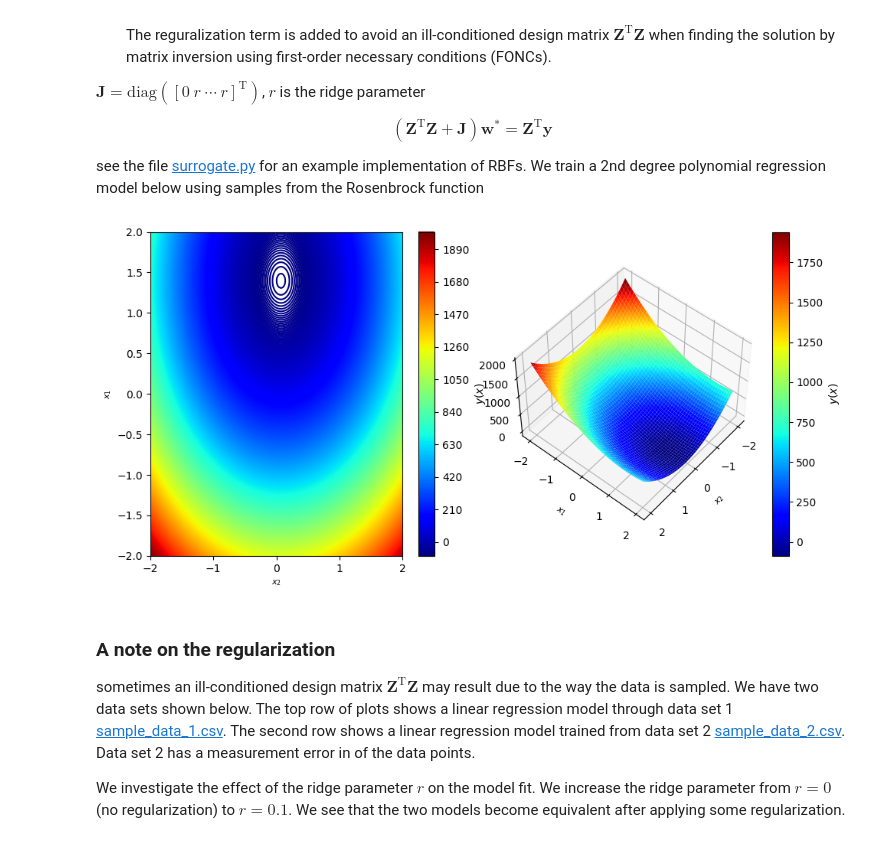
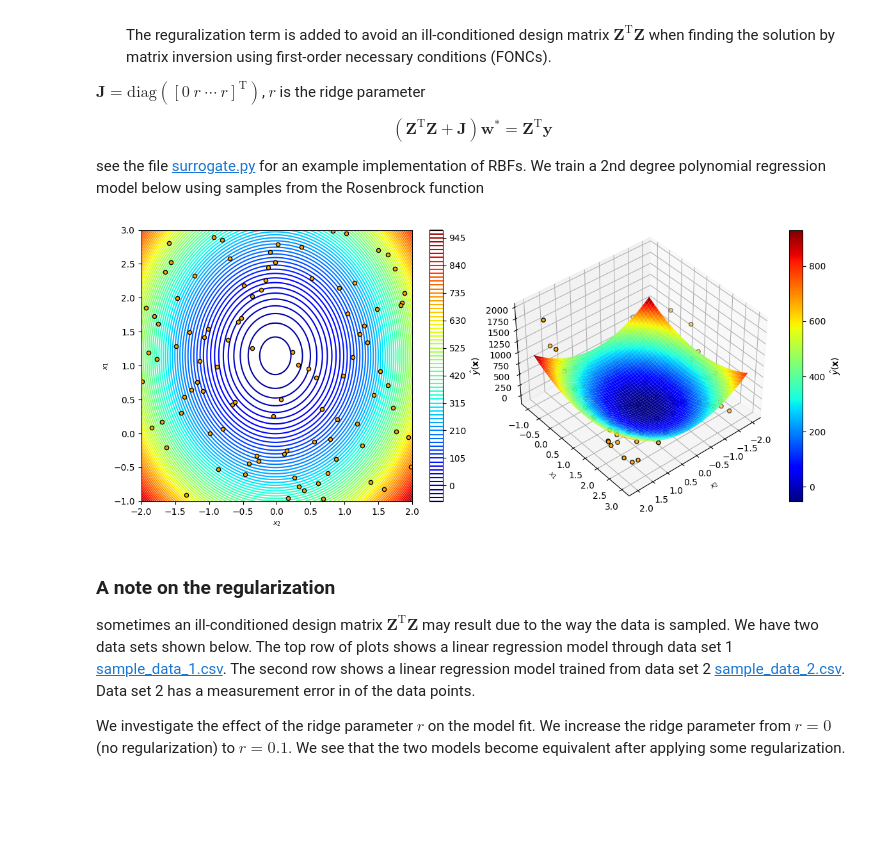
Before and after one commit to khbalhandawi/MECH559_notebooks, a Jupyter notebook: 3_data_fits/Model_fits_py.ipynb, the cells around one changed output. Saved outputs shown, nothing was run; the diff lists cells and outputs as text; code cells hidden in the pictures; blank space fills up the shorter version.

Commit message:
Add python interactive surrogate model examples

```diff
--- a/3_data_fits/Model_fits_py.ipynb
+++ b/3_data_fits/Model_fits_py.ipynb
@@ -82,10 +77,6 @@ $$
 We plot it below
 # %%
 rosen = lambda x1,x2 : (1.0 - x1)**2 + 100.0 * (x2 - x1**2)**2
-
-# Replace with your bounds
-lb = np.array([-2, -2])
-ub = np.array([2, 2])
 
 # Grid for plotting
 bounds_plot = np.vstack([lb, ub])
@@ -98,7 +89,7 @@ X_plot, Y_plot = np.meshgrid(x_plot, y_plot)
 # Compute true function value
 Z_plot = rosen(X_plot, Y_plot)
 
-fig = plt.figure(figsize=(10, 5))
+fig = plt.figure(figsize=(12, 5))
 
 # Contour plot
 ax1 = fig.add_subplot(1, 2, 1)
@@ -173,36 +164,38 @@ $$
 see the file [surrogate.py](./surrogate.py) for an example implementation of RBFs. We train a 2nd degree polynomial regression model below using samples from the Rosenbrock function
 # %%
 # train the model
-ls_surrogate = Surrogate(X=lhs, Y=Y[:,None], type="LS", lb=lb, ub=ub, r=0.001, d=2)
+ls_surrogate = Surrogate(X=lhs, Y=Y[:,None], type="LS", lb=lb, ub=ub, r=0.0, d=2)
 ls_surrogate.train()
 # %%
 x_predict = np.hstack((X_plot.reshape(-1,1),Y_plot.reshape(-1,1)))
 
 # Predictions
 zh = ls_surrogate.predict(x_predict)
 Zh = zh.reshape(X_plot.shape)
-fig = plt.figure(figsize=(10, 5))
+fig = plt.figure(figsize=(12, 5))
 
 # Contour plot
 ax1 = fig.add_subplot(1, 2, 1)
-contour = ax1.contour(X_plot, Y_plot, Zh, levels=1000, cmap='jet')
-fig.colorbar(contour, ax=ax1, label="$y(x)$")
+contour = ax1.contour(X_plot, Y_plot, Zh, levels=100, cmap='jet')
+ax1.scatter(lhs[:,0],lhs[:,1],c="orange",s=20,edgecolors="k",zorder=2,label="LHS samples")
+fig.colorbar(contour, ax=ax1, label="$\hat{y}(\mathbf{x})$")
 ax1.set_xlabel('$x_2$', fontsize=8)
 ax1.set_ylabel('$x_1$', fontsize=8)
 
 # Surface plot
 ax2 = fig.add_subplot(1, 2, 2, projection='3d')
 surf = ax2.plot_surface(X_plot, Y_plot, Zh, cmap='jet')
-fig.colorbar(surf, ax=ax2, label="$y(x)$")
+ax2.scatter(lhs[:,0],lhs[:,1],Y,c="orange",s=20,edgecolors="k")
+fig.colorbar(surf, ax=ax2, label="$\hat{y}(\mathbf{x})$")
 ax2.set_xlabel('$x_2$', fontsize=8)
 ax2.set_ylabel('$x_1$', fontsize=8)
-ax2.view_init(50, 40)
+ax2.view_init(40, 50)
 
 # Save the figure
 plt.tight_layout()
 # plt.savefig('rosenbrock.pdf')
 # %% [output]
-[figure, old version]
+[figure, new version]
 # %% [markdown]
 ### A note on the regularization
 
```
Also changed, not shown: parts of 18 cells of this notebook, 2 other files.
